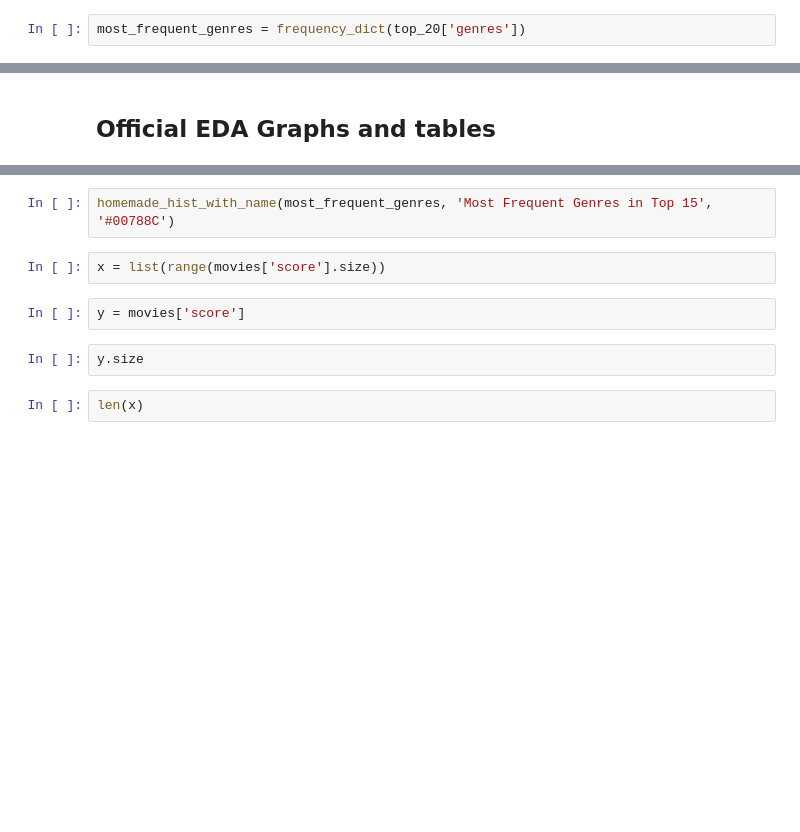
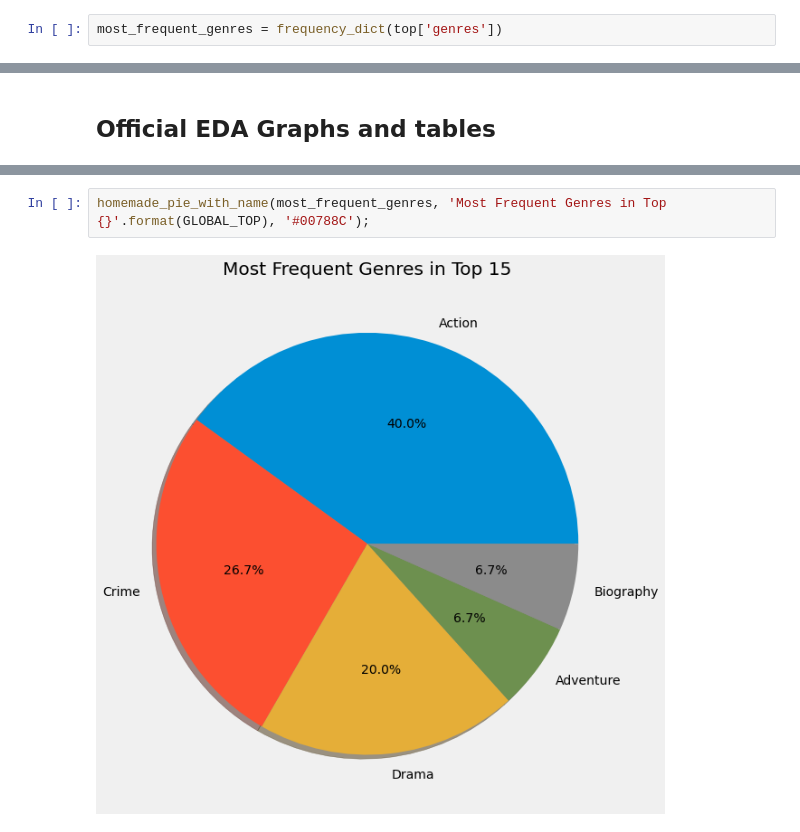
Before and after one commit to hurshkarkhanis/movie_ratings, a Jupyter notebook: src/exploratory_data_analysis.ipynb, the cells around one changed output, grey strips where cells are left out. Cells and saved outputs as stored; diff of their text form; blank space fills up the shorter version.

```diff
--- a/src/exploratory_data_analysis.ipynb
+++ b/src/exploratory_data_analysis.ipynb
@@ -101,3 +103,3 @@ top_writers = frequency_dict(top_20['writers'])
 # %%
-most_frequent_genres = frequency_dict(top_20['genres'])
+most_frequent_genres = frequency_dict(top['genres'])
 # %%
@@ -119,10 +159,4 @@ homemade_hist(top_writers, 'Writers by # of Titles in Top 15', '#552583')
 # %%
-homemade_hist_with_name(most_frequent_genres, 'Most Frequent Genres in Top 15', '#00788C')
+homemade_pie_with_name(most_frequent_genres, 'Most Frequent Genres in Top {}'.format(GLOBAL_TOP), '#00788C');
+# %% [output]
+[figure, added]
-# %%
-x = list(range(movies['score'].size))
-# %%
-y = movies['score']
-# %%
-y.size
-# %%
-len(x)
```
Also changed, not shown: parts of 15 cells of this notebook.
